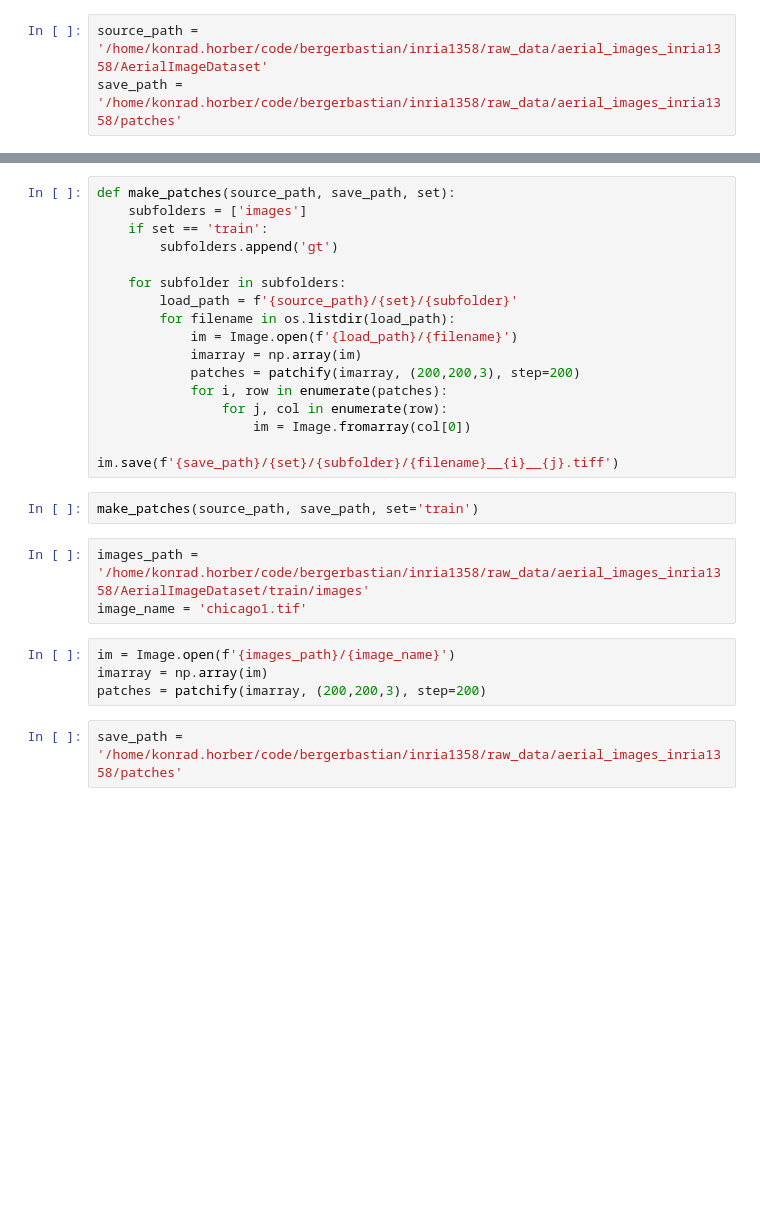
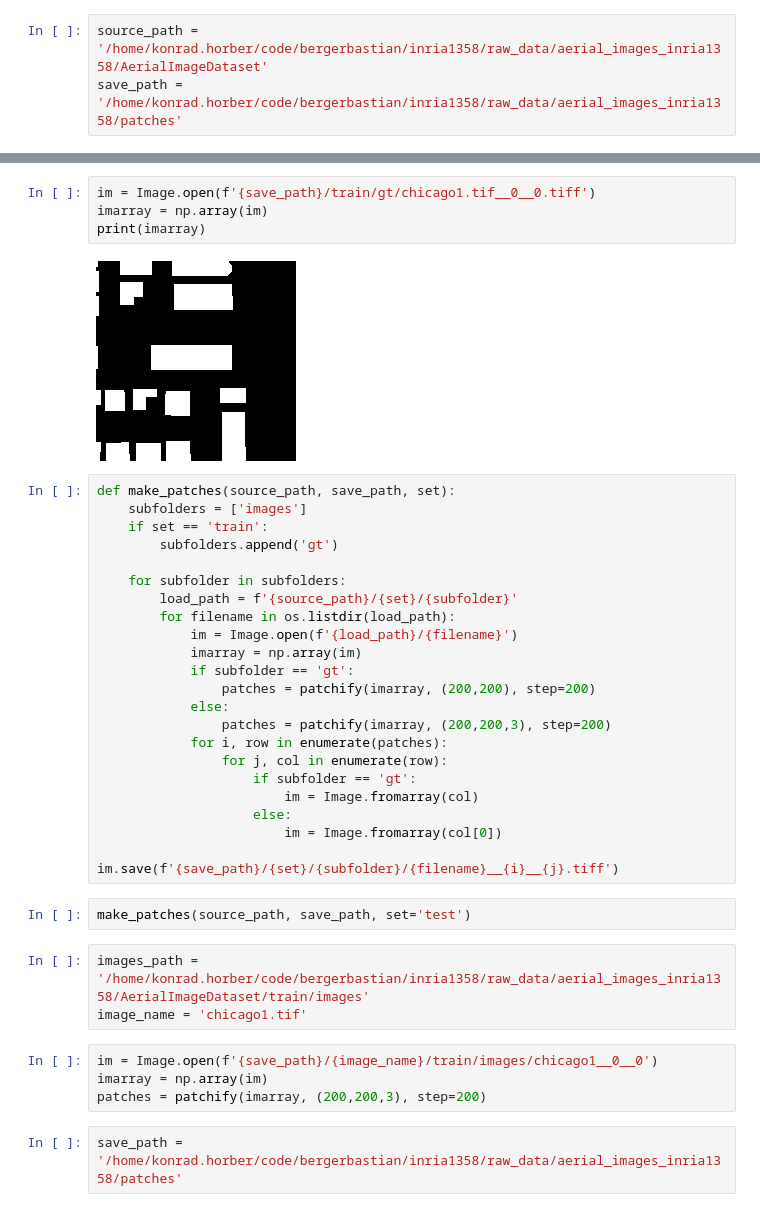
Before and after one commit to bergerbastian/inria1358, a Jupyter notebook: notebooks/konradhorber.ipynb, the cells around one changed output, grey strips where cells are left out. Cells and saved outputs as stored; diff of their text form; blank space fills up the shorter version.

```diff
--- a/notebooks/konradhorber.ipynb
+++ b/notebooks/konradhorber.ipynb
@@ -12,3 +34,9 @@ save_path = '/home/konrad.horber/code/bergerbastian/inria1358/raw_data/aerial_im
+# %%
+im = Image.open(f'{save_path}/train/gt/chicago1.tif__0__0.tiff')
+imarray = np.array(im)
+print(imarray)
+# %% [output]
+[figure, added]
 # %%
 def make_patches(source_path, save_path, set):
     subfolders = ['images']
@@ -20,18 +48,24 @@ def make_patches(source_path, save_path, set):
         for filename in os.listdir(load_path):
             im = Image.open(f'{load_path}/{filename}')
             imarray = np.array(im)
-            patches = patchify(imarray, (200,200,3), step=200)
+            if subfolder == 'gt':
+                patches = patchify(imarray, (200,200), step=200)
+            else:
+                patches = patchify(imarray, (200,200,3), step=200)
             for i, row in enumerate(patches):
                 for j, col in enumerate(row):
-                    im = Image.fromarray(col[0])
+                    if subfolder == 'gt':
+                        im = Image.fromarray(col)
+                    else:
+                        im = Image.fromarray(col[0])
                     im.save(f'{save_path}/{set}/{subfolder}/{filename}__{i}__{j}.tiff')
 # %%
-make_patches(source_path, save_path, set='train')
+make_patches(source_path, save_path, set='test')
 # %%
 images_path = '/home/konrad.horber/code/bergerbastian/inria1358/raw_data/aerial_images_inria1358/AerialImageDataset/train/images'
 image_name = 'chicago1.tif'
 # %%
-im = Image.open(f'{images_path}/{image_name}')
+im = Image.open(f'{save_path}/{image_name}/train/images/chicago1__0__0')
 imarray = np.array(im)
 patches = patchify(imarray, (200,200,3), step=200)
 # %%
```
Also changed, not shown: parts of 6 cells of this notebook.
